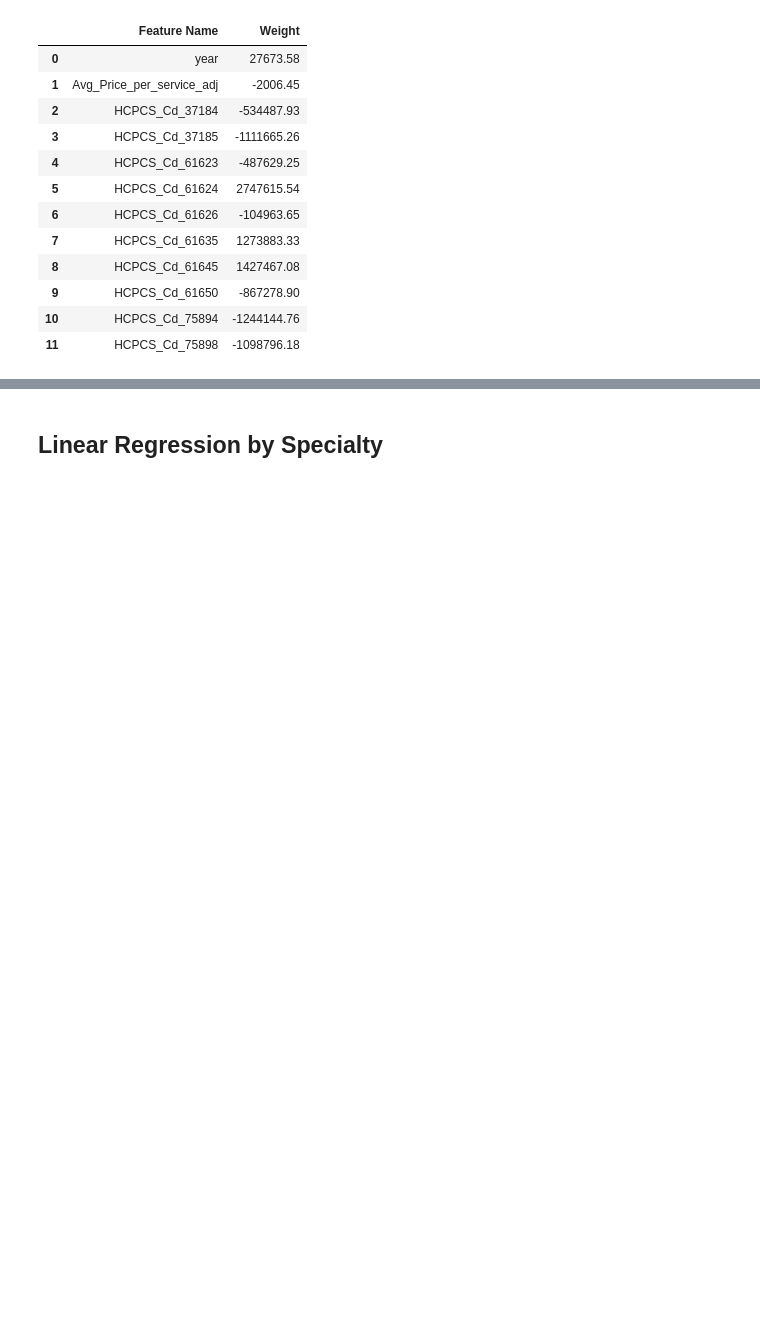
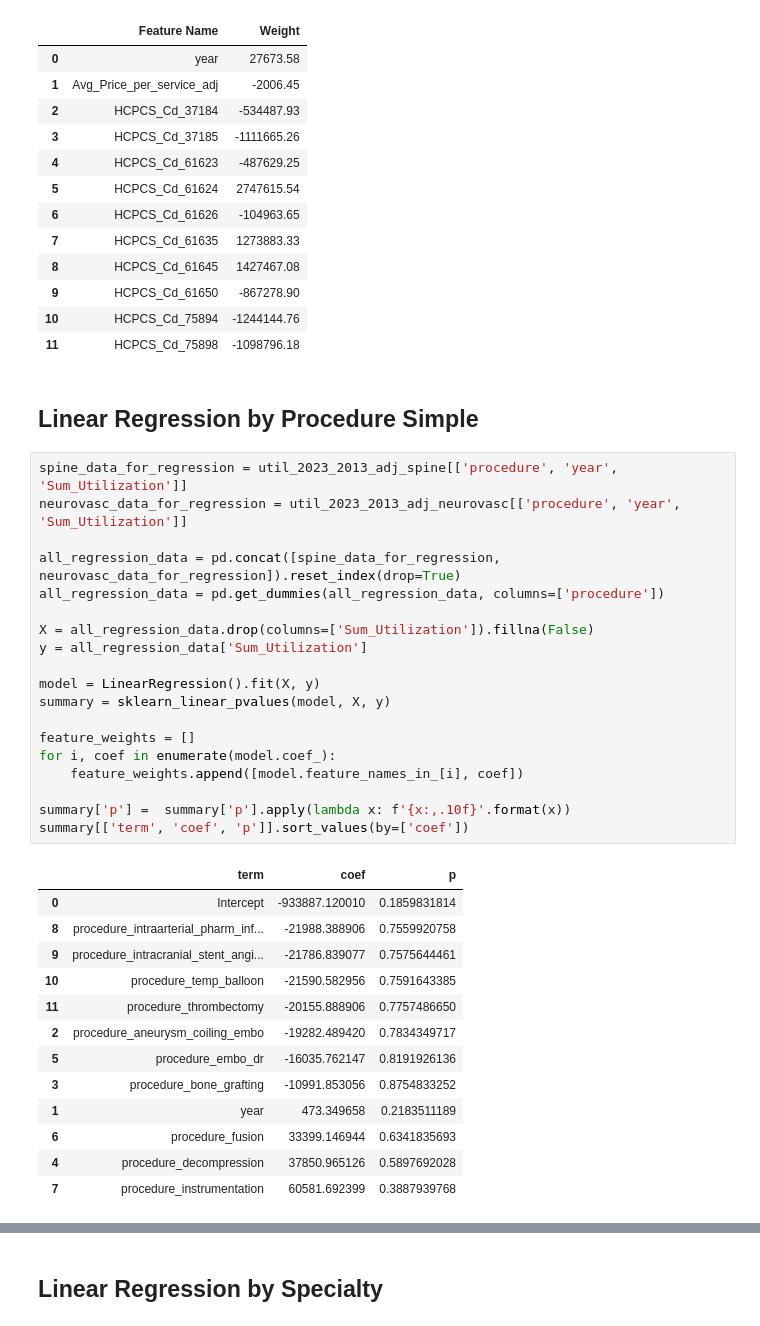
Before and after one commit to shu98/neurovasc_spine, a Jupyter notebook: analysis_final.ipynb, the cells around one changed output, grey strips where cells are left out. Drawn from its saved outputs; the diff is of its cells as text; blank space fills up the shorter version.

```diff
--- a/analysis_final.ipynb
+++ b/analysis_final.ipynb
@@ -1109,3 +1109,38 @@ feature_weights
 | 9 | HCPCS_Cd_61650 | -867278.90 |
 | 10 | HCPCS_Cd_75894 | -1244144.76 |
 | 11 | HCPCS_Cd_75898 | -1098796.18 |
+# %% [markdown]
+## Linear Regression by Procedure Simple
+# %%
+spine_data_for_regression = util_2023_2013_adj_spine[['procedure', 'year', 'Sum_Utilization']]
+neurovasc_data_for_regression = util_2023_2013_adj_neurovasc[['procedure', 'year', 'Sum_Utilization']]
+
+all_regression_data = pd.concat([spine_data_for_regression, neurovasc_data_for_regression]).reset_index(drop=True)
+all_regression_data = pd.get_dummies(all_regression_data, columns=['procedure'])
+
+X = all_regression_data.drop(columns=['Sum_Utilization']).fillna(False)
+y = all_regression_data['Sum_Utilization']
+
+model = LinearRegression().fit(X, y)
+summary = sklearn_linear_pvalues(model, X, y)
+
+feature_weights = []
+for i, coef in enumerate(model.coef_):
+    feature_weights.append([model.feature_names_in_[i], coef])
+
+summary['p'] =  summary['p'].apply(lambda x: f'{x:,.10f}'.format(x))
+summary[['term', 'coef', 'p']].sort_values(by=['coef'])
+# %% [output]
+|  | term | coef | p |
+| 0 | Intercept | -933887.120010 | 0.1859831814 |
+| 8 | procedure_intraarterial_pharm_inf... | -21988.388906 | 0.7559920758 |
+| 9 | procedure_intracranial_stent_angi... | -21786.839077 | 0.7575644461 |
+| 10 | procedure_temp_balloon | -21590.582956 | 0.7591643385 |
+| 11 | procedure_thrombectomy | -20155.888906 | 0.7757486650 |
+| 2 | procedure_aneurysm_coiling_embo | -19282.489420 | 0.7834349717 |
+| 5 | procedure_embo_dr | -16035.762147 | 0.8191926136 |
+| 3 | procedure_bone_grafting | -10991.853056 | 0.8754833252 |
+| 1 | year | 473.349658 | 0.2183511189 |
+| 6 | procedure_fusion | 33399.146944 | 0.6341835693 |
+| 4 | procedure_decompression | 37850.965126 | 0.5897692028 |
+| 7 | procedure_instrumentation | 60581.692399 | 0.3887939768 |
```
Also changed, not shown: parts of 6 cells of this notebook.
